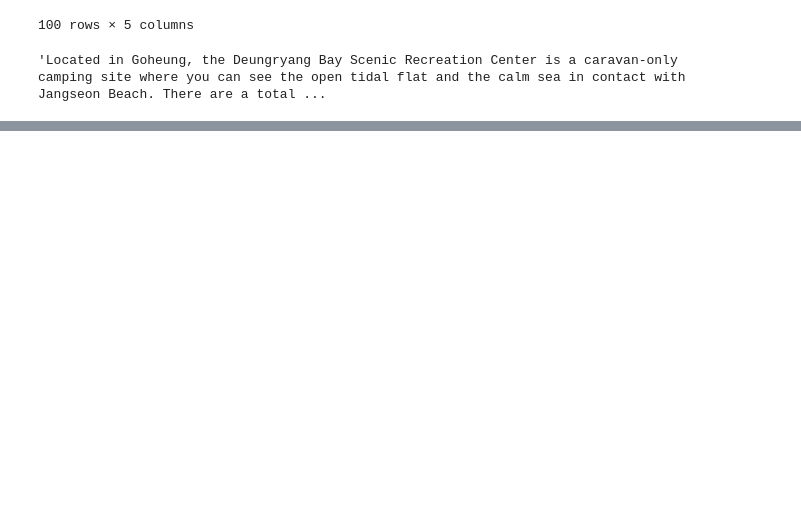
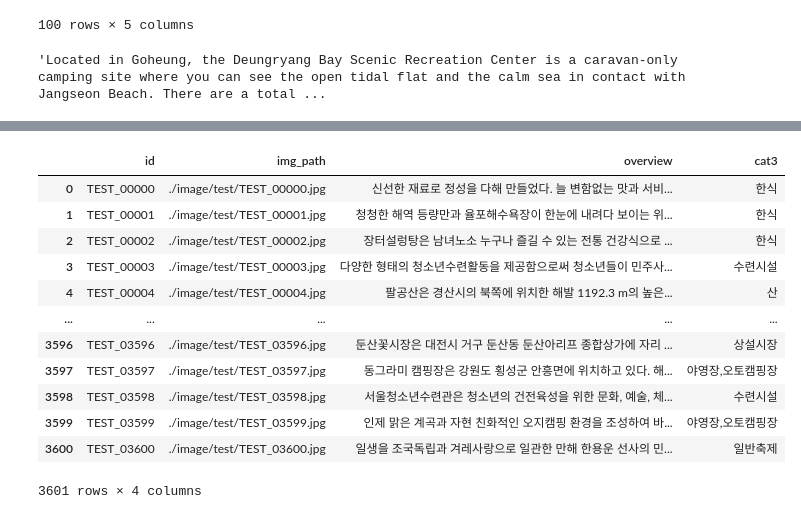
Before and after one commit to mminiiii/2022-2_P-SAT, a Jupyter notebook: papago_selenium.ipynb, the cells around one changed output, grey strips where cells are left out. Saved outputs shown, nothing was run; the diff lists cells and outputs as text; code cells hidden in the pictures; blank space fills up the shorter version.

```diff
--- a/papago_selenium.ipynb
+++ b/papago_selenium.ipynb
@@ -170,0 +221,17 @@ df100['translated'][77]
+# %%
+test_ = test.iloc[:3601, :]
+test_
+# %% [output]
+|  | id | img_path | overview | cat3 |
+| 0 | TEST_00000 | ./image/test/TEST_00000.jpg | 신선한 재료로 정성을 다해 만들었다. 늘 변함없는 맛과 서비... | 한식 |
+| 1 | TEST_00001 | ./image/test/TEST_00001.jpg | 청청한 해역 등량만과 율포해수욕장이 한눈에 내려다 보이는 위... | 한식 |
+| 2 | TEST_00002 | ./image/test/TEST_00002.jpg | 장터설렁탕은 남녀노소 누구나 즐길 수 있는 전통 건강식으로 ... | 한식 |
+| 3 | TEST_00003 | ./image/test/TEST_00003.jpg | 다양한 형태의 청소년수련활동을 제공함으로써 청소년들이 민주사... | 수련시설 |
+| 4 | TEST_00004 | ./image/test/TEST_00004.jpg | 팔공산은 경산시의 북쪽에 위치한 해발 1192.3 m의 높은... | 산 |
+| ... | ... | ... | ... | ... |
+| 3596 | TEST_03596 | ./image/test/TEST_03596.jpg | 둔산꽃시장은 대전시 거구 둔산동 둔산아리프 종합상가에 자리 ... | 상설시장 |
+| 3597 | TEST_03597 | ./image/test/TEST_03597.jpg | 동그라미 캠핑장은 강원도 횡성군 안흥면에 위치하고 있다. 해... | 야영장,오토캠핑장 |
+| 3598 | TEST_03598 | ./image/test/TEST_03598.jpg | 서울청소년수련관은 청소년의 건전육성을 위한 문화, 예술, 체... | 수련시설 |
+| 3599 | TEST_03599 | ./image/test/TEST_03599.jpg | 인제 맑은 계곡과 자현 친화적인 오지캠핑 환경을 조성하여 바... | 야영장,오토캠핑장 |
+| 3600 | TEST_03600 | ./image/test/TEST_03600.jpg | 일생을 조국독립과 겨레사랑으로 일관한 만해 한용운 선사의 민... | 일반축제 |
+3601 rows × 4 columns
```
Also changed, not shown: parts of 8 cells of this notebook.
